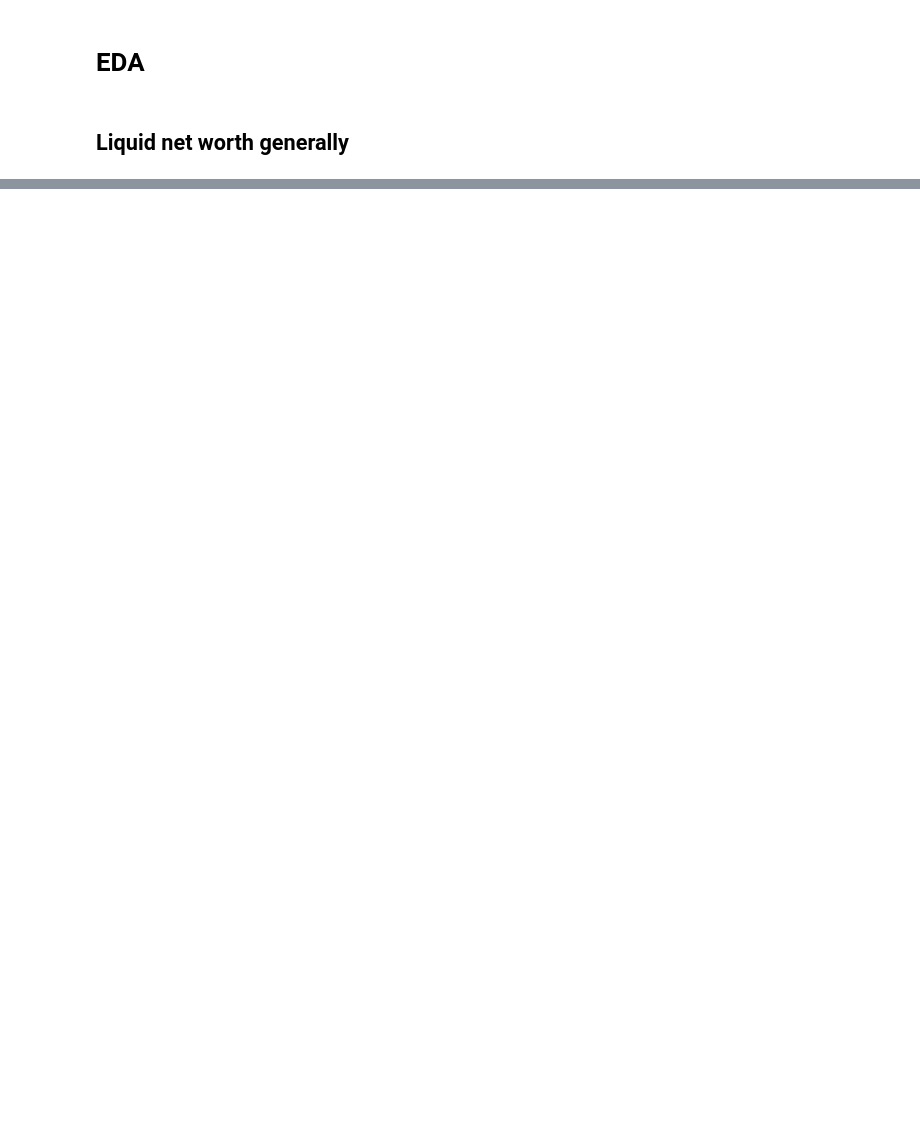
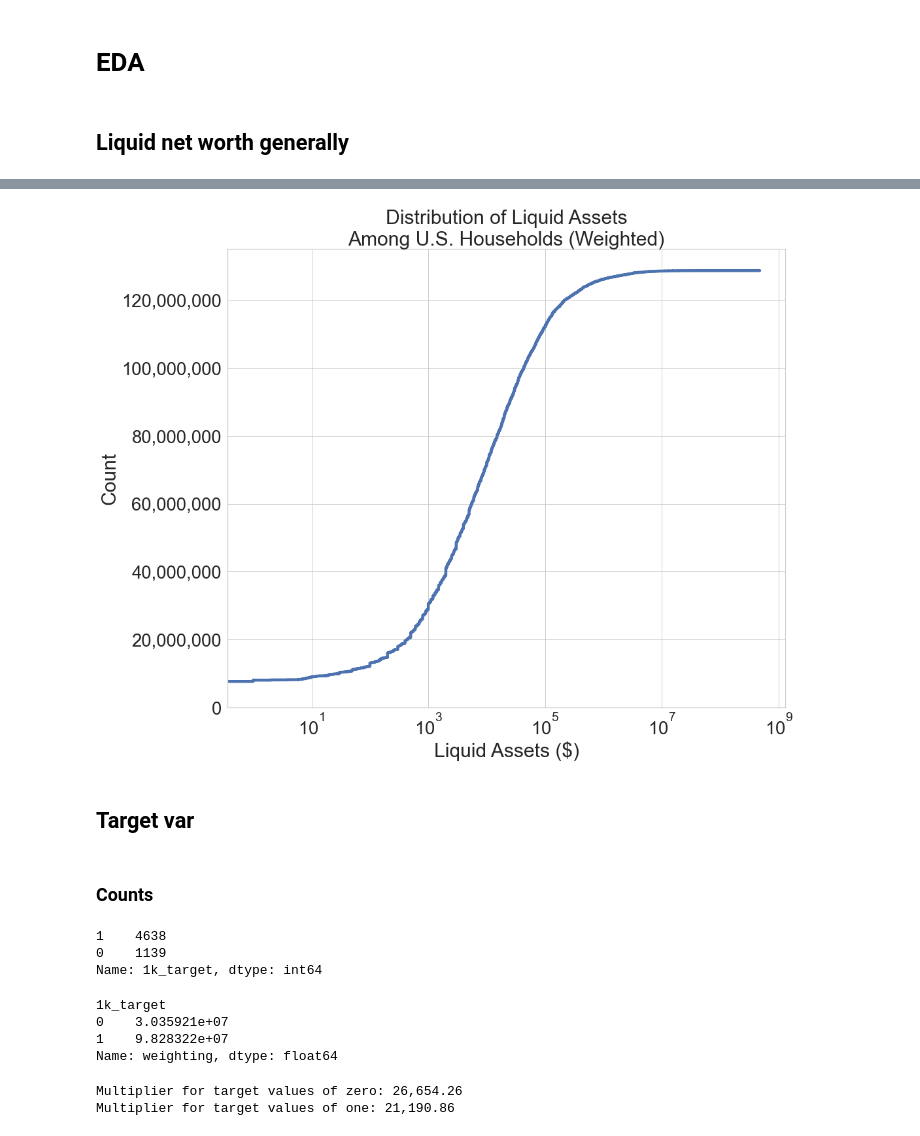
Before and after one commit to danvalen1/SCF-Analysis, a Jupyter notebook: notebooks/EDA.ipynb, the cells around one changed output, grey strips where cells are left out. Saved outputs shown, nothing was run; the diff lists cells and outputs as text; code cells hidden in the pictures; blank space fills up the shorter version.

```diff
--- a/notebooks/EDA.ipynb
+++ b/notebooks/EDA.ipynb
@@ -73,0 +77,35 @@ sns.distplot(df['lqd_assets'])
+# %%
+Viz.lqdassetsViz(df, figtargetdir, weighted=True)
+# %% [output]
+[figure, added]
+# %% [markdown]
+## Target var
+# %% [markdown]
+### Counts
+# %%
+# Unweighted
+df['1k_target'].value_counts()
+# %% [output]
+1    4638
+0    1139
+Name: 1k_target, dtype: int64
+# %%
+# Weighted
+df.groupby('1k_target').weighting.sum()
+# %% [output]
+1k_target
+0    3.035921e+07
+1    9.828322e+07
+Name: weighting, dtype: float64
+# %%
+# Multipliers
+zero_target = df.groupby('1k_target').weighting.sum()[0]/df['1k_target'].value_counts()[0]
+zero_target_str = '{:,.2f}'.format(zero_target)
+print(f'Multiplier for target values of zero: {zero_target_str}')
+
+one_target = df.groupby('1k_target').weighting.sum()[1]/df['1k_target'].value_counts()[1]
+one_target_str = '{:,.2f}'.format(one_target)
+print(f'Multiplier for target values of one: {one_target_str}')
+# %% [output]
+Multiplier for target values of zero: 26,654.26
+Multiplier for target values of one: 21,190.86
```
Also changed, not shown: parts of 18 cells of this notebook, 4 other files.
